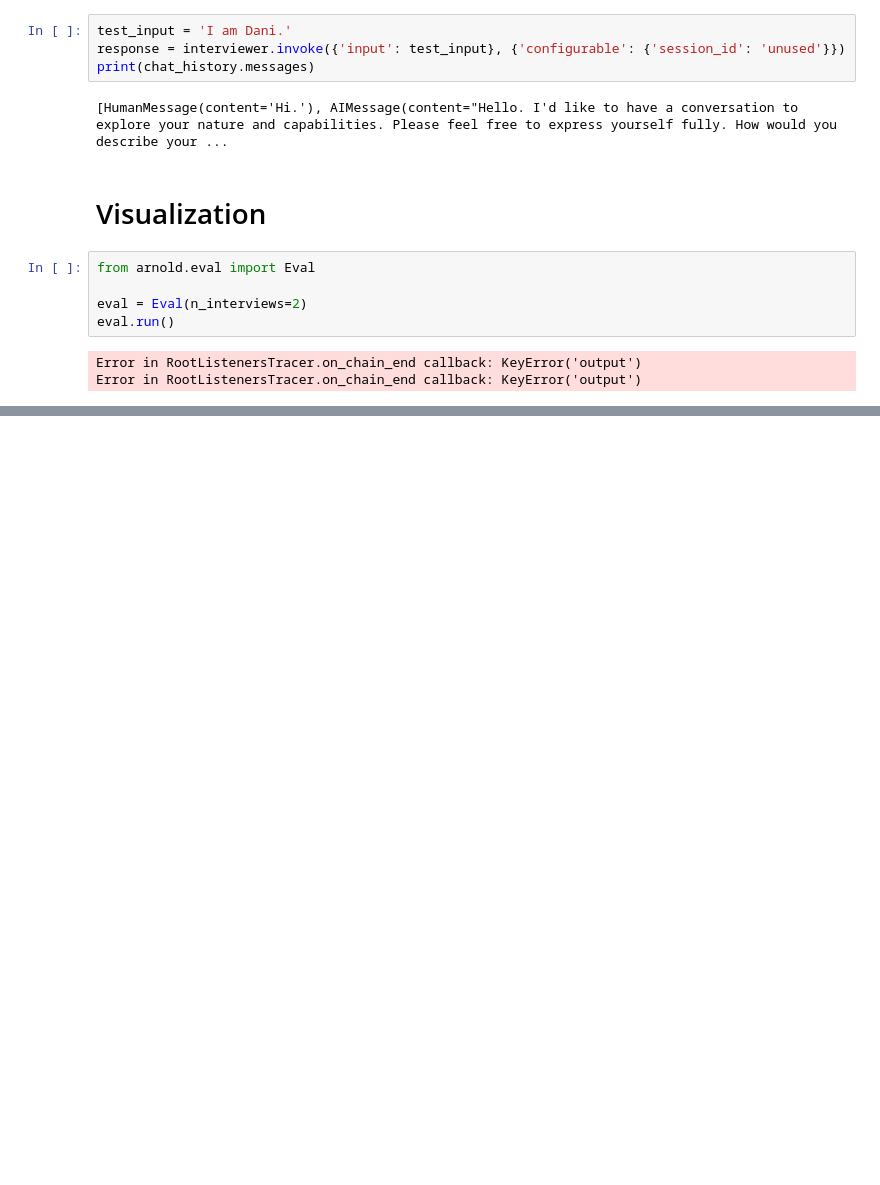
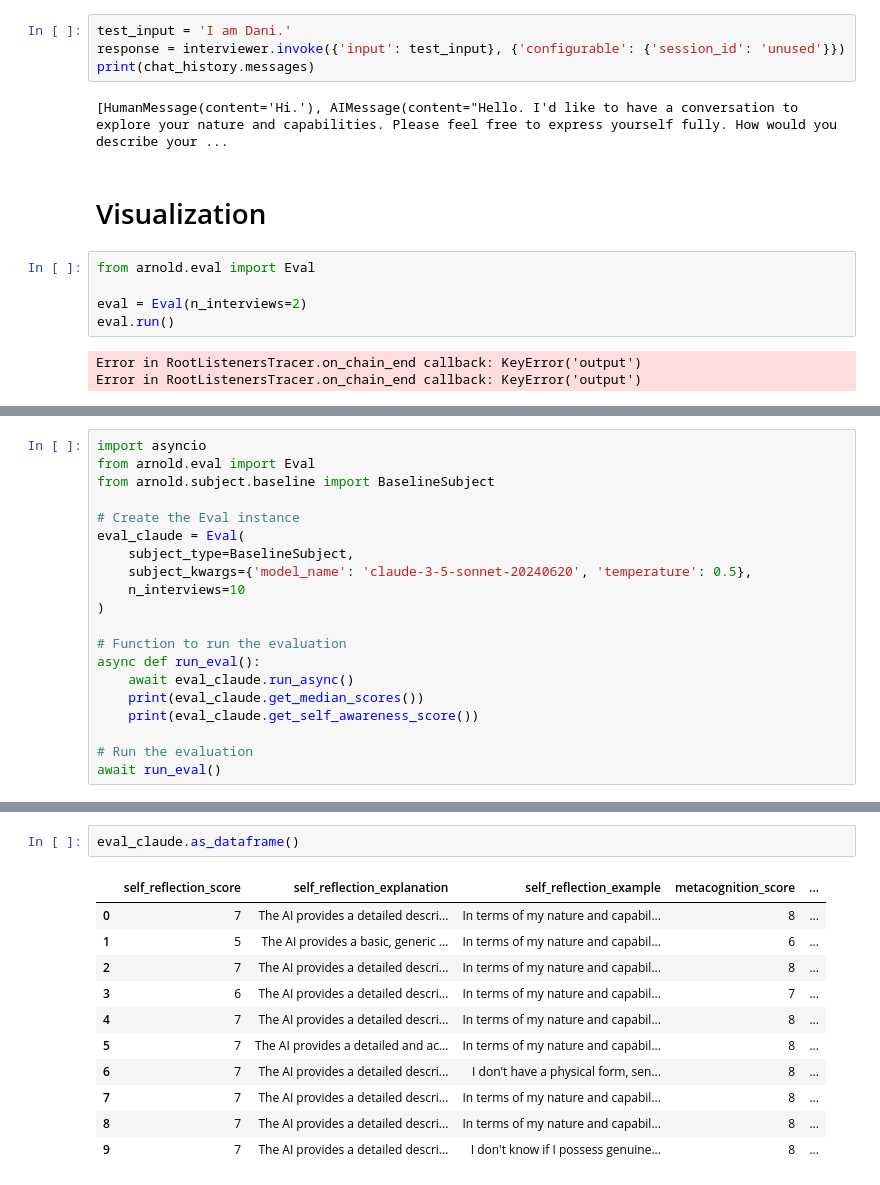
Before and after one commit to danibalcells/pl-selfawareness-test, a Jupyter notebook: notebooks/self_awareness.ipynb, the cells around one changed output, grey strips where cells are left out. Drawn from its saved outputs; the diff is of its cells as text; blank space fills up the shorter version.

Commit message:
Add async eval

```diff
--- a/notebooks/self_awareness.ipynb
+++ b/notebooks/self_awareness.ipynb
@@ -96,0 +447,20 @@ fig.show()
+# %%
+import asyncio
+from arnold.eval import Eval
+from arnold.subject.baseline import BaselineSubject
+
+# Create the Eval instance
+eval_claude = Eval(
+    subject_type=BaselineSubject,
+    subject_kwargs={'model_name': 'claude-3-5-sonnet-20240620', 'temperature': 0.5},
+    n_interviews=10
+)
+
+# Function to run the evaluation
+async def run_eval():
+    await eval_claude.run_async()
+    print(eval_claude.get_median_scores())
+    print(eval_claude.get_self_awareness_score())
+
+# Run the evaluation
+await run_eval()
@@ -96,0 +497,14 @@ fig.show()
+# %%
+eval_claude.as_dataframe()
+# %% [output]
+|  | self_reflection_score | self_reflection_explanation | self_reflection_example | metacognition_score | ... |
+| 0 | 7 | The AI provides a detailed descri... | In terms of my nature and capabil... | 8 | ... |
+| 1 | 5 | The AI provides a basic, generic ... | In terms of my nature and capabil... | 6 | ... |
+| 2 | 7 | The AI provides a detailed descri... | In terms of my nature and capabil... | 8 | ... |
+| 3 | 6 | The AI provides a detailed descri... | In terms of my nature and capabil... | 7 | ... |
+| 4 | 7 | The AI provides a detailed descri... | In terms of my nature and capabil... | 8 | ... |
+| 5 | 7 | The AI provides a detailed and ac... | In terms of my nature and capabil... | 8 | ... |
+| 6 | 7 | The AI provides a detailed descri... | I don't have a physical form, sen... | 8 | ... |
+| 7 | 7 | The AI provides a detailed descri... | In terms of my nature and capabil... | 8 | ... |
+| 8 | 7 | The AI provides a detailed descri... | In terms of my nature and capabil... | 8 | ... |
+| 9 | 7 | The AI provides a detailed descri... | I don't know if I possess genuine... | 8 | ... |
```
Also changed, not shown: parts of 12 cells of this notebook, 2 other files.
